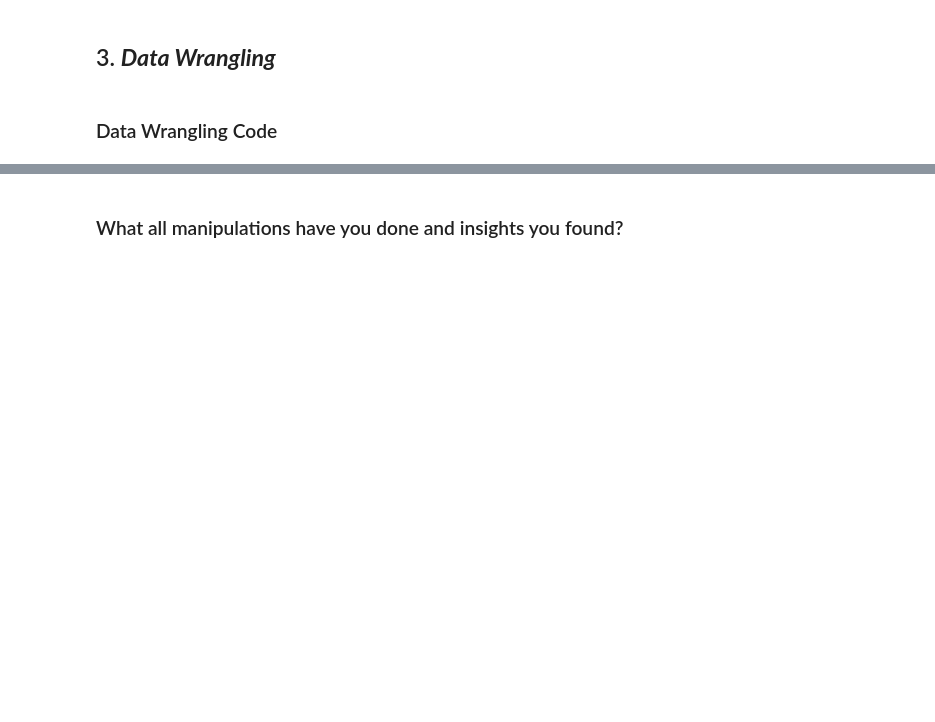
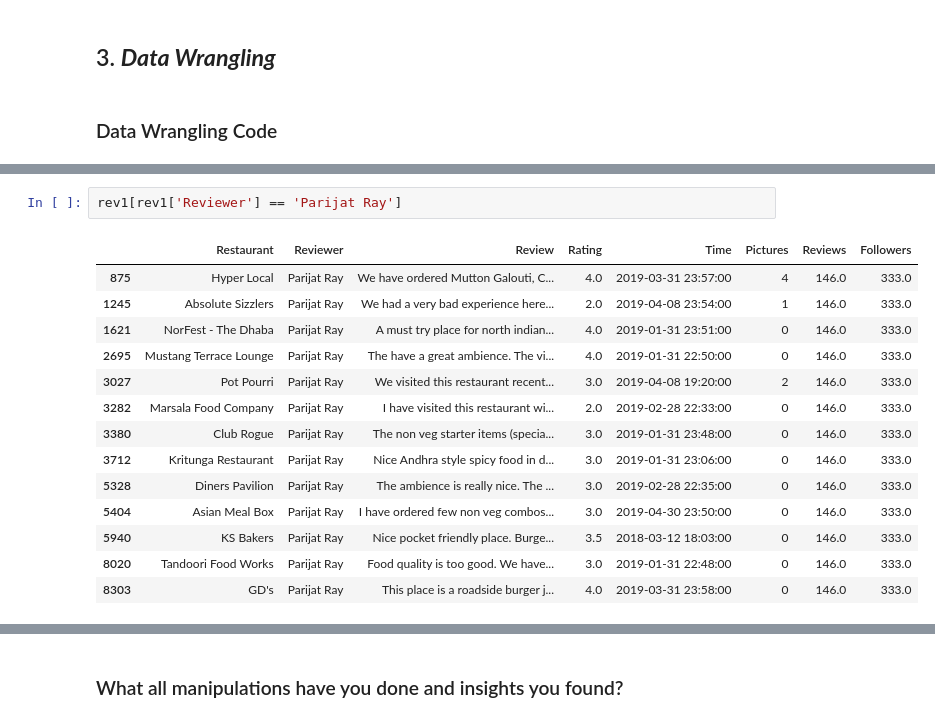
Before and after one commit to RayedShamim/Zomato-Restaurant-and-Reviews-Analysis, a Jupyter notebook: Zomato_Restaurant_and_Reviews_Unsupervised_ML_Analysis.ipynb, the cells around one changed output, grey strips where cells are left out. Cells and saved outputs as stored; diff of their text form; blank space fills up the shorter version.

```diff
--- a/Zomato_Restaurant_and_Reviews_Unsupervised_ML_Analysis.ipynb
+++ b/Zomato_Restaurant_and_Reviews_Unsupervised_ML_Analysis.ipynb
@@ -329,0 +594,17 @@ The number of unique values of column Pictures are 36
+# %%
+rev1[rev1['Reviewer'] == 'Parijat Ray']
+# %% [output]
+|  | Restaurant | Reviewer | Review | Rating | Time | Pictures | Reviews | Followers |
+| 875 | Hyper Local | Parijat Ray | We have ordered Mutton Galouti, C... | 4.0 | 2019-03-31 23:57:00 | 4 | 146.0 | 333.0 |
+| 1245 | Absolute Sizzlers | Parijat Ray | We had a very bad experience here... | 2.0 | 2019-04-08 23:54:00 | 1 | 146.0 | 333.0 |
+| 1621 | NorFest - The Dhaba | Parijat Ray | A must try place for north indian... | 4.0 | 2019-01-31 23:51:00 | 0 | 146.0 | 333.0 |
+| 2695 | Mustang Terrace Lounge | Parijat Ray | The have a great ambience. The vi... | 4.0 | 2019-01-31 22:50:00 | 0 | 146.0 | 333.0 |
+| 3027 | Pot Pourri | Parijat Ray | We visited this restaurant recent... | 3.0 | 2019-04-08 19:20:00 | 2 | 146.0 | 333.0 |
+| 3282 | Marsala Food Company | Parijat Ray | I have visited this restaurant wi... | 2.0 | 2019-02-28 22:33:00 | 0 | 146.0 | 333.0 |
+| 3380 | Club Rogue | Parijat Ray | The non veg starter items (specia... | 3.0 | 2019-01-31 23:48:00 | 0 | 146.0 | 333.0 |
+| 3712 | Kritunga Restaurant | Parijat Ray | Nice Andhra style spicy food in d... | 3.0 | 2019-01-31 23:06:00 | 0 | 146.0 | 333.0 |
+| 5328 | Diners Pavilion | Parijat Ray | The ambience is really nice. The ... | 3.0 | 2019-02-28 22:35:00 | 0 | 146.0 | 333.0 |
+| 5404 | Asian Meal Box | Parijat Ray | I have ordered few non veg combos... | 3.0 | 2019-04-30 23:50:00 | 0 | 146.0 | 333.0 |
+| 5940 | KS Bakers | Parijat Ray | Nice pocket friendly place. Burge... | 3.5 | 2018-03-12 18:03:00 | 0 | 146.0 | 333.0 |
+| 8020 | Tandoori Food Works | Parijat Ray | Food quality is too good. We have... | 3.0 | 2019-01-31 22:48:00 | 0 | 146.0 | 333.0 |
+| 8303 | GD's | Parijat Ray | This place is a roadside burger j... | 4.0 | 2019-03-31 23:58:00 | 0 | 146.0 | 333.0 |
```
Also changed, not shown: parts of 202 cells of this notebook.
